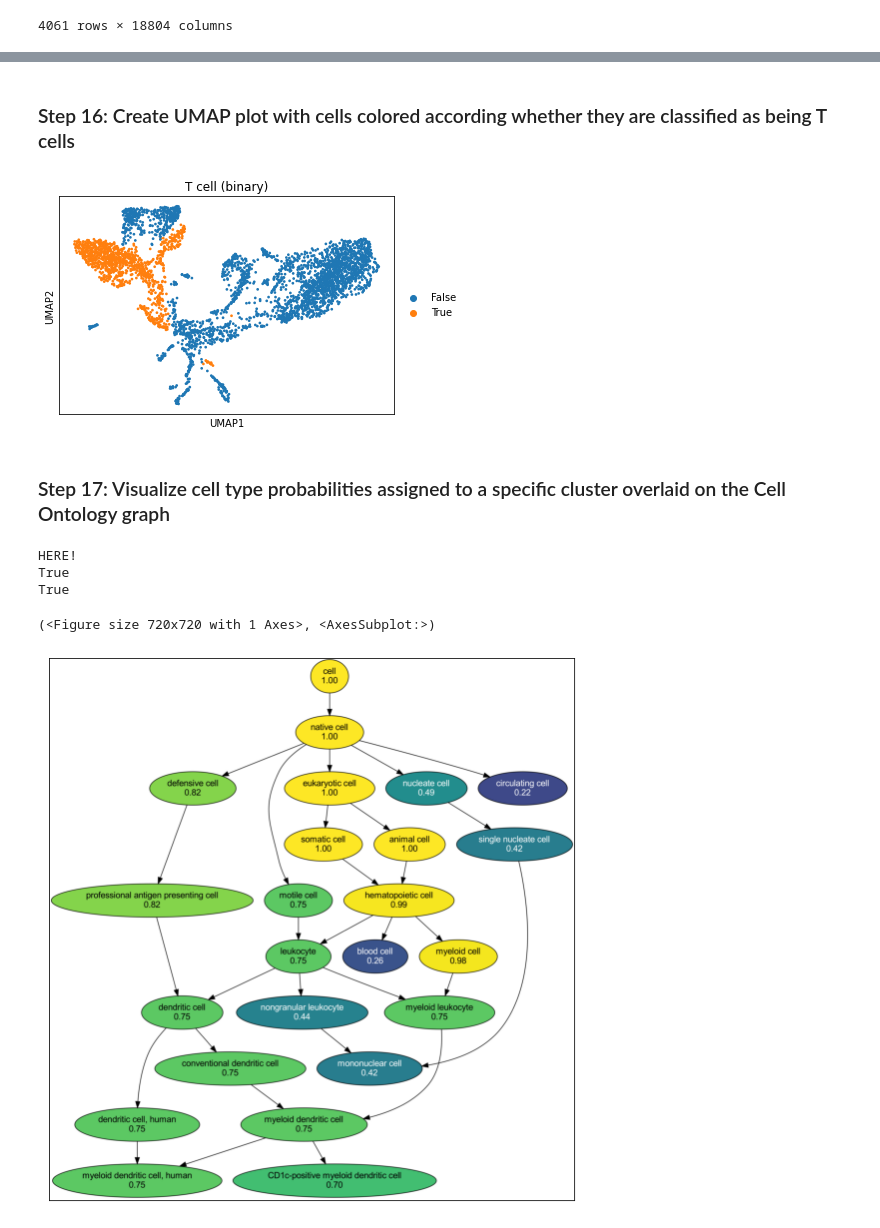
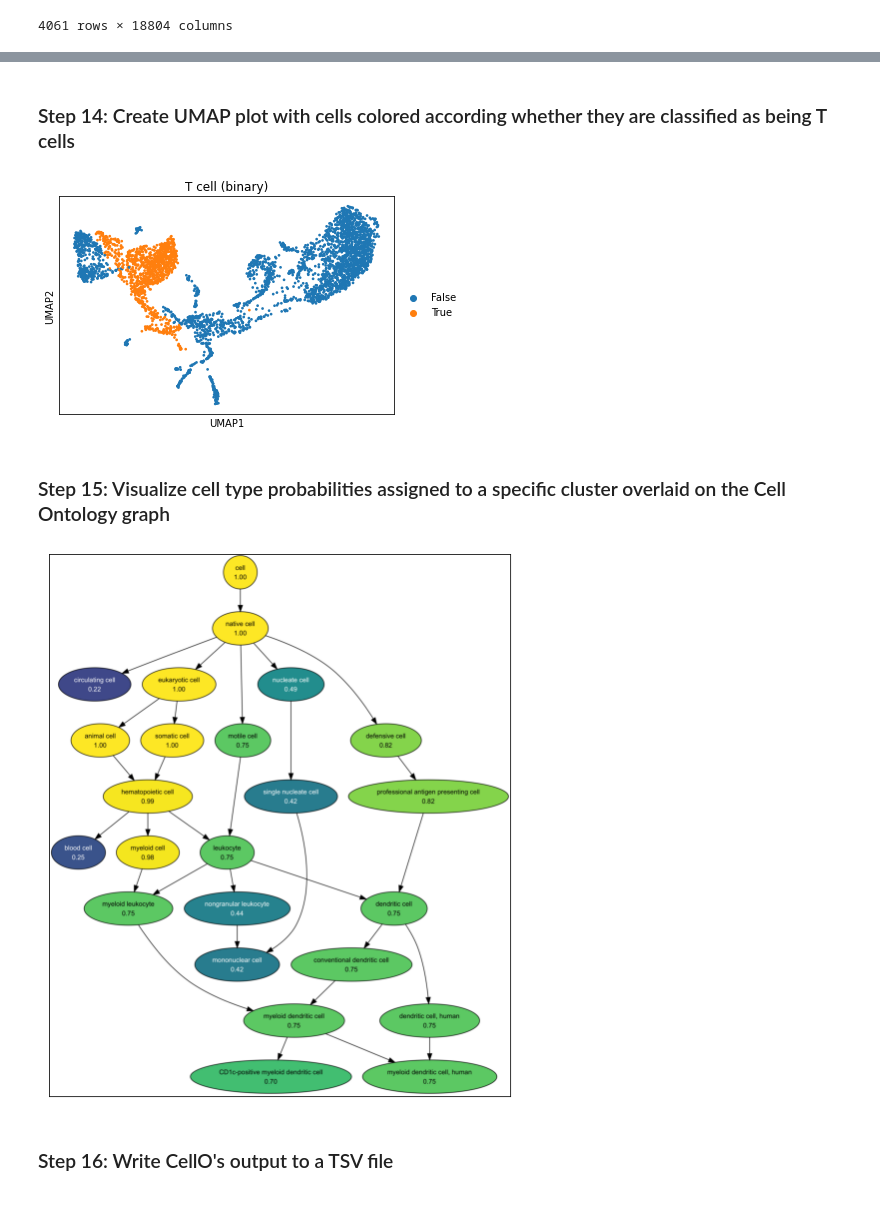
Before and after one commit to deweylab/CellO, a Jupyter notebook: tutorial/cello_tutorial.ipynb, the cells around one changed output, grey strips where cells are left out. Cells and saved outputs as stored; diff of their text form; code cells hidden in the pictures.

Commit message:
Write CellO output. Wrapper for normalizing/clustering. Updates to tutorial

```diff
--- a/tutorial/cello_tutorial.ipynb
+++ b/tutorial/cello_tutorial.ipynb
@@ -39,7 +42,7 @@ import cello
 # %% [markdown]
 ### Step 4: Load the expression matrix using Pandas and Scanpy
 # %%
-df = pd.read_csv("GSM3516666_MSK_LX682_NORMAL_dense.csv.gz", index_col=0)
+df = pd.read_csv("GSM3516673_MSK_LX682_NORMAL_dense.csv.gz", index_col=0)
 adata = AnnData(df)
 
 df
@@ -223,16 +231,14 @@ sc.pl.umap(adata, color='T cell (probability)', vmin=0.0, vmax=1.0)
 # %% [markdown]
-### Step 16: Create UMAP plot with cells colored according whether they are classified as being T cells
+### Step 14: Create UMAP plot with cells colored according whether they are classified as being T cells
 # %%
 sc.pl.umap(adata, color='T cell (binary)')
 # %% [output]
-[figure, old version]
+[figure, new version]
 # %% [markdown]
-### Step 17: Visualize cell type probabilities assigned to a specific cluster overlaid on the Cell Ontology graph
+### Step 15: Visualize cell type probabilities assigned to a specific cluster overlaid on the Cell Ontology graph
 # %%
-cello.cello_probs(adata, '19', cello_rsrc_loc, 0.2, clust_key='leiden')
+cello.cello_probs(adata, '19', cello_resource_loc, 0.2, clust_key='leiden');
 # %% [output]
-HERE!
-True
-True
-(<Figure size 720x720 with 1 Axes>, <AxesSubplot:>)
-[figure, old version]
+[figure, new version]
+# %% [markdown]
+### Step 16: Write CellO's output to a TSV file
```
Also changed, not shown: parts of 21 cells of this notebook, 2 other files.
